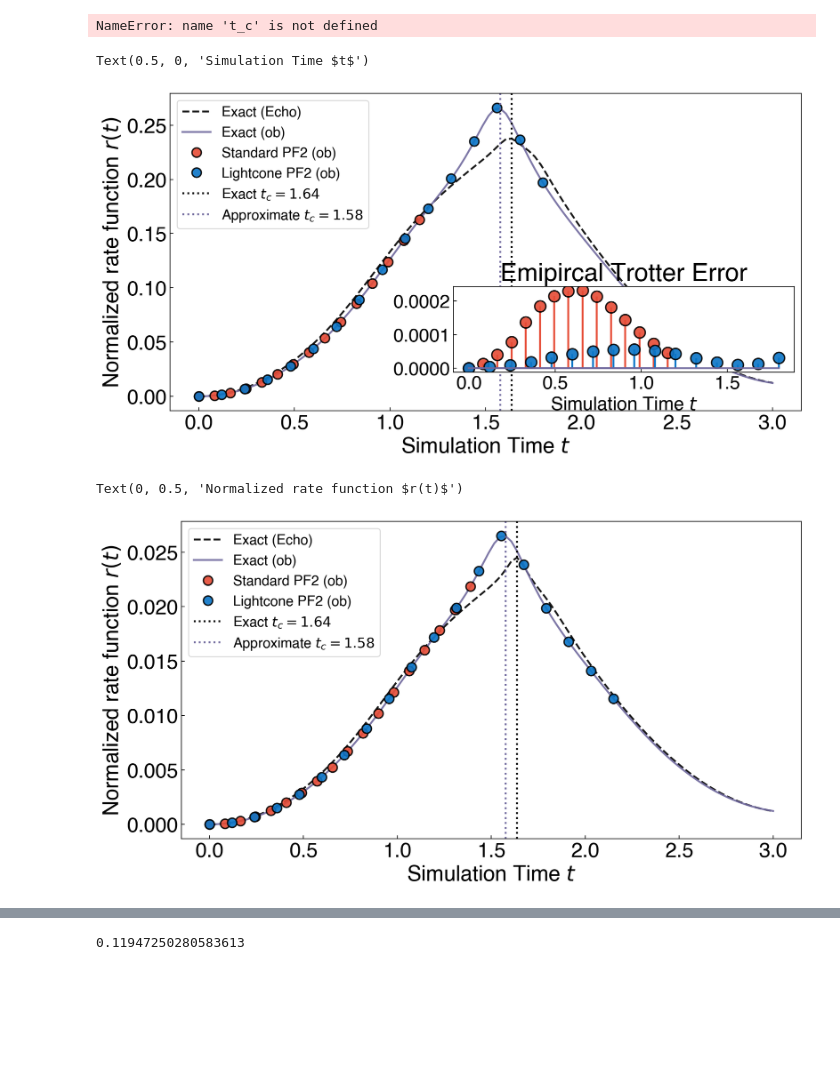
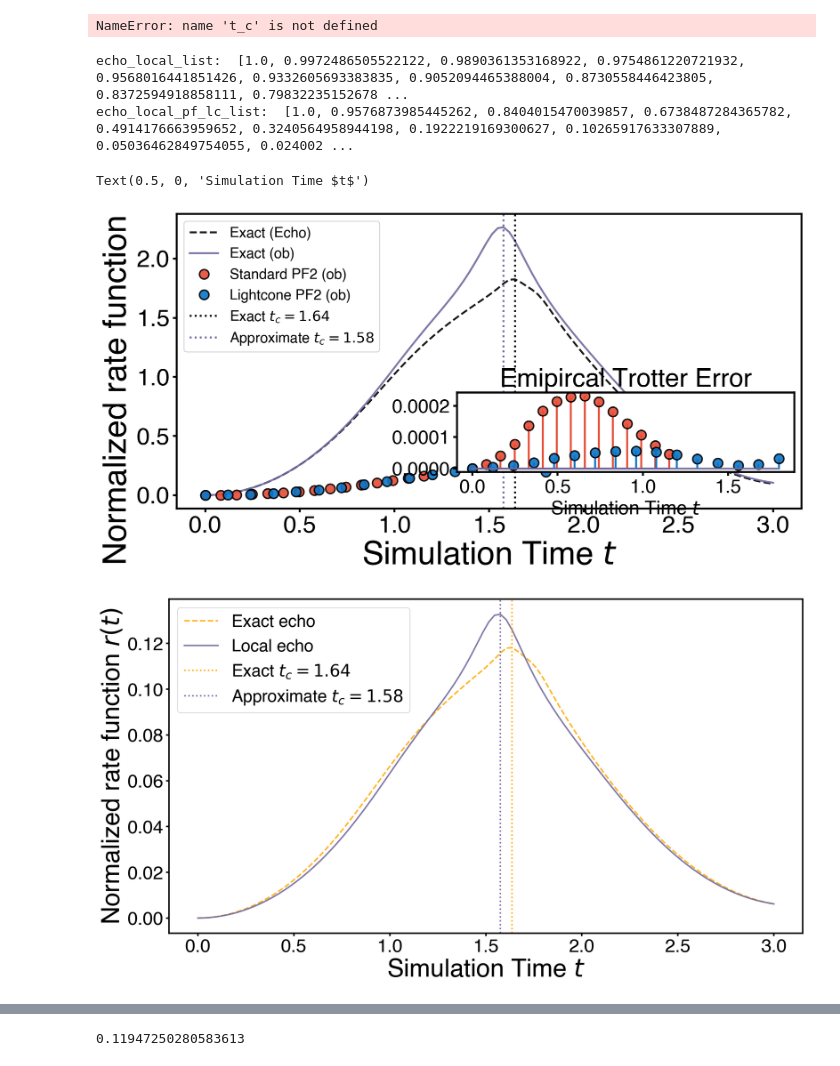
Before and after one commit to Jue-Xu/Trotter-Error-with-Observable, a Jupyter notebook: code/short_time.ipynb, the cells around one changed output, grey strips where cells are left out. Cells and saved outputs as stored; diff of their text form; code cells hidden in the pictures; blank space fills up the shorter version.

Commit message:
polish figure style

```diff
--- a/code/short_time.ipynb
+++ b/code/short_time.ipynb
@@ -755,22 +765,37 @@ ST
 echo_local_list:  [1.0, 0.9972486505522122, 0.9890361353168922, 0.9754861220721932, 0.9568016441851426, 0.9332605693383835, 0.9052094465388004, 0.8730558446423805, 0.8372594918858111, 0.79832235152678 ...
 echo_local_pf_lc_list:  [1.0, 0.9576873985445262, 0.8404015470039857, 0.6738487284365782, 0.4914176663959652, 0.3240564958944198, 0.1922219169300627, 0.10265917633307889, 0.05036462849754055, 0.024002 ...
 NameError: name 't_c' is not defined
+# %%
+rate_local_lc_list = [-1/k*np.log(echo) for echo in echo_local_lc_list]
+rate_local_st_list = [-1/k*np.log(echo) for echo in echo_local_st_list]
+
+print('\necho_local_list: ', echo_local_list)
+print('echo_local_pf_lc_list: ', echo_local_pf_lc_list)
+rate_list = [-1/n*np.log(echo) for echo in echo_list]
+# rate_pf_list = [-1/n*np.log(echo) for echo in echo_pf_list]
+rate_local_list = [-1/k*np.log(echo) for echo in echo_local_list]
+rate_local_pf_lc_list = [-1/k*np.log(echo) for echo in echo_local_pf_lc_list]
+rate_local_pf_st_list = [-1/k*np.log(echo) for echo in echo_local_pf_st_list]
+
+t_st_list = np.linspace(0, t_st, r_st_bnd+1)
+t_lc_list = np.linspace(0, t_lc, r_lc_bnd+1)
+
+t_c = t_list[np.argmax(rate_list)]
+t_c_appro = t_list[np.argmax(rate_local_list)]
+dqpt_data = {'t':t_list, 'echo':echo_list, 'echo_local':echo_local_list, 'echo_local_pf_lc':echo_local_pf_lc_list, 'echo_local_pf_st':echo_local_pf_st_list, 'rate':rate_list, 'rate_local':rate_local_list, 'rate_local_pf_lc':rate_local_pf_lc_list, 'rate_local_pf_st':rate_local_pf_st_list, 't_lc':t_lc, 't_st':t_st, 'r_lc_bnd':r_lc_bnd, 'r_st_bnd':r_st_bnd, 'gate_lc':gate_lc, 't_c':t_c, 't_c_appro':t_c_appro, 't_st_list': t_st_list, 't_lc_list': t_lc_list, 'rate_local_lc':rate_local_lc_list, 'rate_local_st':rate_local_st_list}
+# dqpt_data
+## save as .npy file
+np.save(f'{data_dir}/dqpt_{prefix}_n={n}_eps={eps}_t={t}.npy', dqpt_data)
+# %% [output]
+echo_local_list:  [1.0, 0.9972486505522122, 0.9890361353168922, 0.9754861220721932, 0.9568016441851426, 0.9332605693383835, 0.9052094465388004, 0.8730558446423805, 0.8372594918858111, 0.79832235152678 ...
+echo_local_pf_lc_list:  [1.0, 0.9576873985445262, 0.8404015470039857, 0.6738487284365782, 0.4914176663959652, 0.3240564958944198, 0.1922219169300627, 0.10265917633307889, 0.05036462849754055, 0.024002 ...
 # %%
-t_st_list = np.linspace(0, t_st, r_st_bnd+1)
-t_lc_list = np.linspace(0, t_lc, r_lc_bnd+1)
-
-t_c = t_list[np.argmax(rate_list)]
-t_c_appro = t_list[np.argmax(rate_local_list)]
-dqpt_data = {'t':t_list, 'echo':echo_list, 'echo_local':echo_local_list, 'echo_local_pf_lc':echo_local_pf_lc_list, 'echo_local_pf_st':echo_local_pf_st_list, 'rate':rate_list, 'rate_local':rate_local_list, 'rate_local_pf_lc':rate_local_pf_lc_list, 'rate_local_pf_st':rate_local_pf_st_list, 't_lc':t_lc, 't_st':t_st, 'r_lc_bnd':r_lc_bnd, 'r_st_bnd':r_st_bnd, 'gate_lc':gate_lc, 't_c':t_c, 't_c_appro':t_c_appro, 't_st_list': t_st_list, 't_lc_list': t_lc_list, 'rate_local_lc':rate_local_lc_list, 'rate_local_st':rate_local_st_list}
-# dqpt_data
-## save as .npy file
-np.save(f'{data_dir}/dqpt_{prefix}_n={n}_eps={eps}_t={t}.npy', dqpt_data)
-
+plt.rc('legend', fontsize=MEDIUM_SIZE)  # legend fontsize
 fig, axes = plt.subplots(1, 1, figsize=(11, 6), layout='tight', sharex=True)
 
 normalizer1, normalizer2 = sum(rate_list[::10]), sum(rate_local_list[::10])
-axes.plot(t_list, rate_list/normalizer1, '--', label=rf'Exact (Echo)', c='k')
-axes.plot(t_list, rate_local_list/normalizer2, '-', label=rf'Exact (ob)', c='#70699eFF')
+axes.plot(t_list, rate_list, '--', label=rf'Exact (Echo)', c='k')
+axes.plot(t_list, rate_local_list, '-', label=rf'Exact (ob)', c='#70699eFF')
 # sparse = 4
 
 t_st_index = find_closest_index(t_list, t_st)
@@ -778,9 +803,6 @@ axes.plot(t_st_list, rate_local_pf_st_list/normalizer2, 'o', label=rf'Standard P
 t_lc_index = find_closest_index(t_list, t_lc)
 axes.plot(t_lc_list, rate_local_pf_lc_list/normalizer2, 'o', label=rf'Lightcone PF2 (ob)', markersize=10, c="#0A75C7FF")
 
-
-# axes2 = axes.twinx()
-# axes2.plot(t_list, np.array(rate_local_pf_st_list)-np.array(rate_local_list), ':', label=rf'Echo', c='k')
 
 axes.axvline(t_c, ls=':', color='k', label=f'Exact $t_c = {t_c:.2f}$')
 axes.axvline(t_c_appro, ls=':', color='k', label=f'Approximate $t_c = {t_c_appro:.2f}$', c='#70699eFF')
@@ -801,28 +823,32 @@ axes2.set_title('Emipircal Trotter Error', fontsize=MEDIUM_SIZE+12);
 axes2.set_xlabel('Simulation Time $t$', fontsize=MEDIUM_SIZE+5)
 # %% [output]
 Text(0.5, 0, 'Simulation Time $t$')
-[figure, old version]
+[figure, new version]
 # %%
-fig, axes = plt.subplots(1, 1, figsize=(11, 6), layout='tight', sharex=True)
+plt.rcParams['font.family'] = 'Helvetica'
+plt.rc('axes', labelsize=LARGE_SIZE+14)
+plt.rc('legend', fontsize=MEDIUM_SIZE+8)  # legend fontsize
 
-axes.plot(t_list, rate_list/sum(rate_list), '--', label=rf'Exact (Echo)', c='k')
-axes.plot(t_list, rate_local_list/sum(rate_local_list), '-', label=rf'Exact (ob)', c='#70699eFF')
+fig, axes = plt.subplots(1, 1, figsize=(14, 8), layout='tight', sharex=True)
+
+axes.plot(t_list, rate_list/sum(rate_list[::5]), '--', label=rf'Exact echo', c="#FFAA00FF")
+axes.plot(t_list, rate_local_list/sum(rate_local_list[::5]), '-', label=rf'Local echo', c='#70699eFF')
 # sparse = 4
 
-t_st_index = find_closest_index(t_list, t_st)
-axes.plot(t_st_list, rate_local_pf_st_list/sum(rate_local_list), 'o', label=rf'Standard PF2 (ob)', markersize=10, c="#E64B35FF")
-t_lc_index = find_closest_index(t_list, t_lc)
-axes.plot(t_lc_list, rate_local_pf_lc_list/sum(rate_local_list), 'o', label=rf'Lightcone PF2 (ob)', markersize=10, c="#0A75C7FF")
+# t_st_index = find_closest_index(t_list, t_st)
+# axes.plot(t_st_list, rate_local_pf_st_list/sum(rate_local_list), 'o', label=rf'Standard PF2 (ob)', markersize=10, c="#E64B35FF")
+# t_lc_index = find_closest_index(t_list, t_lc)
+# axes.plot(t_lc_list, rate_local_pf_lc_list/sum(rate_local_list), 'o', label=rf'Lightcone PF2 (ob)', markersize=10, c="#0A75C7FF")
 
 t_c = t_list[np.argmax(rate_list)]
 t_c_appro = t_list[np.argmax(rate_local_list)]
 # axes2 = axes.twinx()
 # axes2.plot(t_list, np.array(rate_local_pf_st_list)-np.array(rate_local_list), ':', label=rf'Echo', c='k')
 
-axes.axvline(t_c, ls=':', color='k', label=f'Exact $t_c = {t_c:.2f}$')
+axes.axvline(t_c, ls=':', color="#FFAA00FF", label=f'Exact $t_c = {t_c:.2f}$')
 axes.axvline(t_c_appro, ls=':', color='k', label=f'Approximate $t_c = {t_c_appro:.2f}$', c='#70699eFF')
 
 axes.legend(loc='upper left'); axes.set_xlabel('Simulation Time $t$'); axes.set_ylabel('Normalized rate function $r(t)$')
+fig.savefig(f'{figs_dir}/local_rate_function_{prefix}_n={n}.pdf', bbox_inches='tight')
 # %% [output]
-Text(0, 0.5, 'Normalized rate function $r(t)$')
-[figure, old version]
+[figure, new version]
```
Also changed, not shown: parts of 4 cells of this notebook, 5 other files.
